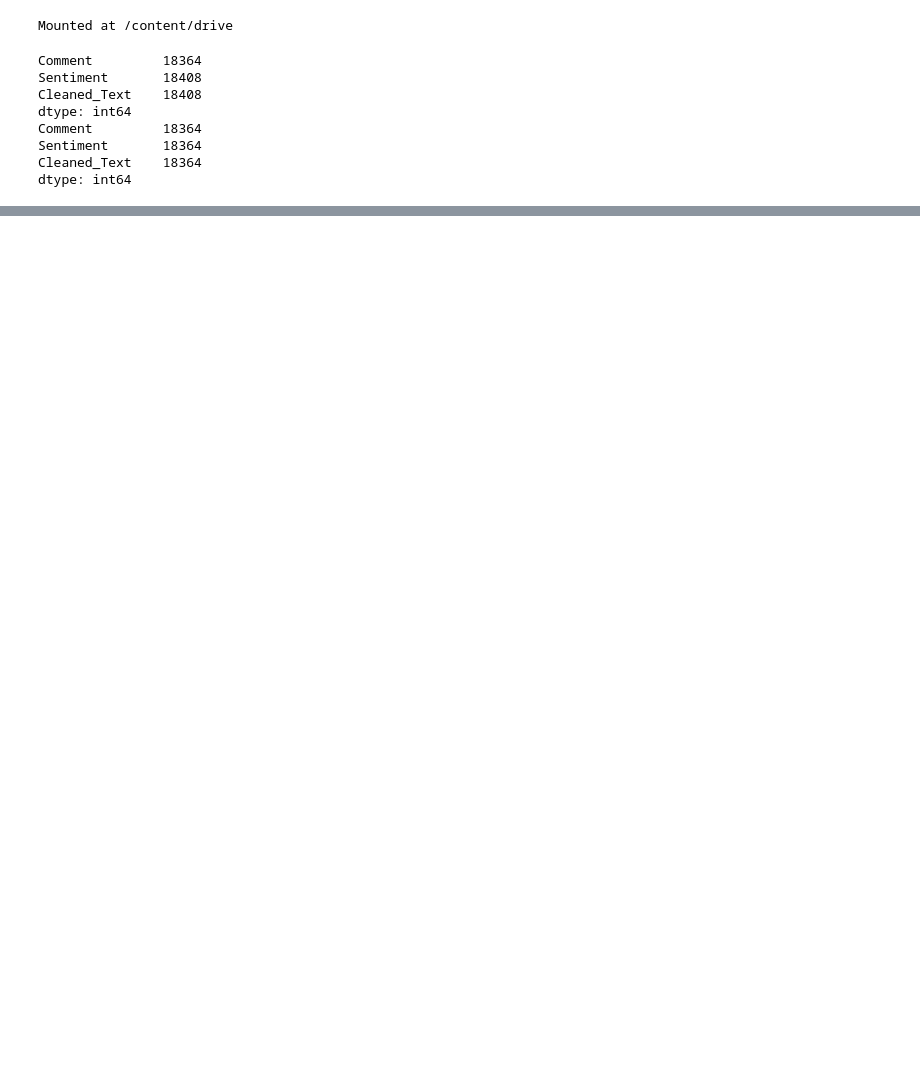
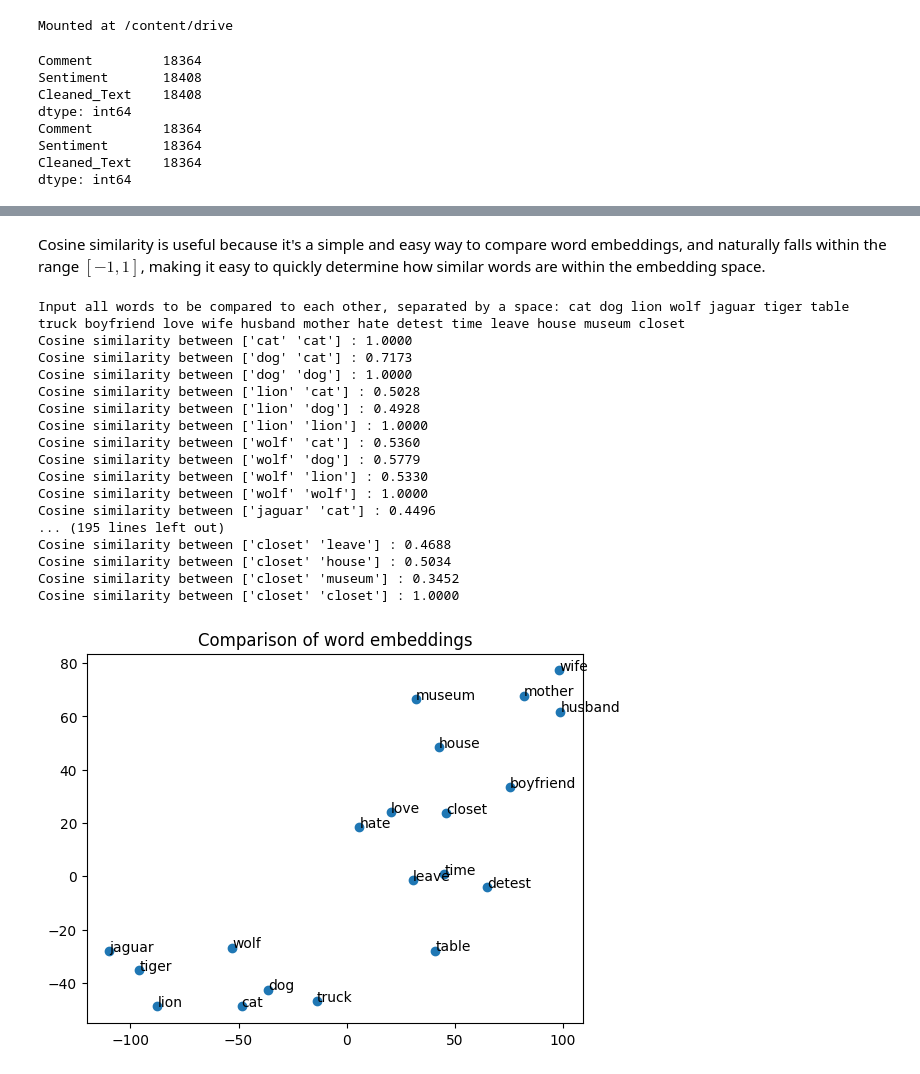
Before and after one commit to csch7/CSCI-4170, a Jupyter notebook: Homework-04/RNNs.ipynb, the cells around one changed output, grey strips where cells are left out. Drawn from its saved outputs; the diff is of its cells as text; code cells hidden in the pictures; blank space fills up the shorter version.

```diff
--- a/Homework-04/RNNs.ipynb
+++ b/Homework-04/RNNs.ipynb
@@ -505,0 +404,7 @@ for word, i in tokenizer.word_index.items():
+# %%
+import fasttext
+import fasttext.util
+import numpy as np
+
+ft = fasttext.load_model("/content/drive/MyDrive/Colab Notebooks/wiki.simple.bin")
+fasttext.util.reduce_model(ft, 100) # Reduce model to 100 dimensions to reduce overhead -- my colab was occasionally running out of RAM without reducing dimensionality.
@@ -505,0 +437,57 @@ for word, i in tokenizer.word_index.items():
+# %% [markdown]
+Cosine similarity is useful because it's a simple and easy way to compare word embeddings, and naturally falls within the range $[-1,1]$, making it easy to quickly determine how similar words are within the embedding space.
+# %%
+from sklearn.manifold import TSNE
+from math import factorial
+
+# Compute cosine similarity
+def cosine_similarity(w1, w2):
+  return np.sum((np.matmul(w1, w2.T)/(np.linalg.norm(w1, axis=1)*np.linalg.norm(w2, axis=1))*np.eye(np.shape(w1)[0])), axis=1)
+
+i = input("Input all words to be compared to each other, separated by a space: ")
+words = i.split(" ")
+embeddings = [ft.get_word_vector(w) for w in words]
+w1 = np.empty((sum(range(len(words)+1)),100))
+w2 = np.empty((sum(range(len(words)+1)),100))
+w3 = np.empty((sum(range(len(words)+1)),2), dtype = object)
+for i in range(len(words)):
+  for j in range(i+1):
+    w1[sum(range(i+1))+j] = ft.get_word_vector(words[i])
+    w2[sum(range(i+1))+j] = ft.get_word_vector(words[j])
+    w3[sum(range(i+1))+j,0] = words[i]
+    w3[sum(range(i+1))+j,1] = words[j]
+
+cs = cosine_similarity(w1, w2)
+
+for i in range(np.shape(w3)[0]):
+  print("Cosine similarity between",w3[i,:],": {:.4f}".format(cs[i]))
+
+
+x_embedded = TSNE(perplexity = 5).fit_transform(np.array(embeddings))
+
+plt.scatter(x_embedded[:,0], x_embedded[:,1])
+for i, txt in enumerate(words):
+  plt.annotate(txt, (x_embedded[i,0],x_embedded[i,1]))
+plt.title("Comparison of word embeddings")
+# plt.ylim(0,100)
+# plt.xlim(-100,100)
+plt.show()
+# %% [output]
+Input all words to be compared to each other, separated by a space: cat dog lion wolf jaguar tiger table truck boyfriend love wife husband mother hate detest time leave house museum closet
+Cosine similarity between ['cat' 'cat'] : 1.0000
+Cosine similarity between ['dog' 'cat'] : 0.7173
+Cosine similarity between ['dog' 'dog'] : 1.0000
+Cosine similarity between ['lion' 'cat'] : 0.5028
+Cosine similarity between ['lion' 'dog'] : 0.4928
+Cosine similarity between ['lion' 'lion'] : 1.0000
+Cosine similarity between ['wolf' 'cat'] : 0.5360
+Cosine similarity between ['wolf' 'dog'] : 0.5779
+Cosine similarity between ['wolf' 'lion'] : 0.5330
+Cosine similarity between ['wolf' 'wolf'] : 1.0000
+Cosine similarity between ['jaguar' 'cat'] : 0.4496
+... (195 lines left out)
+Cosine similarity between ['closet' 'leave'] : 0.4688
+Cosine similarity between ['closet' 'house'] : 0.5034
+Cosine similarity between ['closet' 'museum'] : 0.3452
+Cosine similarity between ['closet' 'closet'] : 1.0000
+[figure, added]
```
Also changed, not shown: parts of 23 cells of this notebook.
